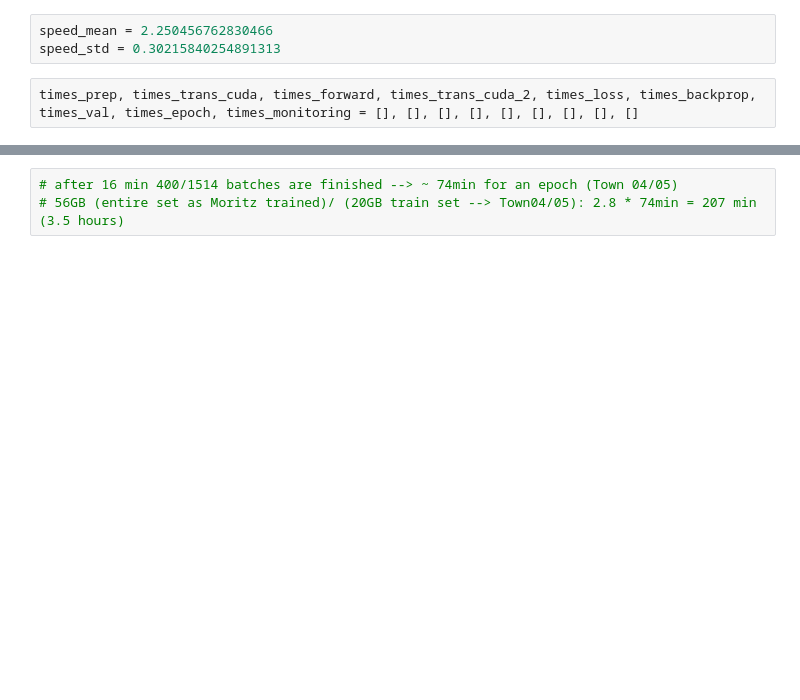
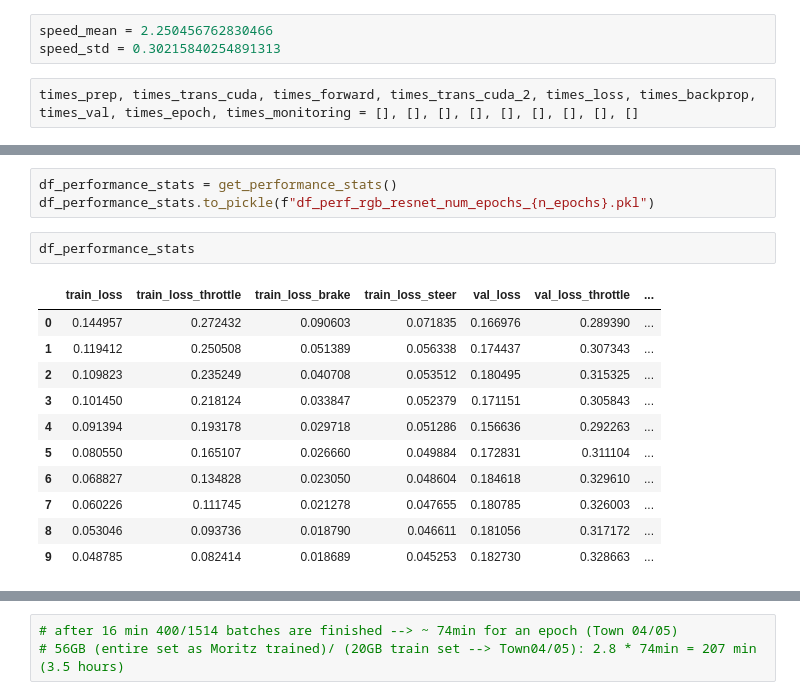
Before and after one commit to moritzwassmer/APPRAS_e2e_imitation, a Jupyter notebook: models/resnet_baseline/resnet_apple_silicon.ipynb, the cells around one changed output, grey strips where cells are left out. Saved outputs shown, nothing was run; the diff lists cells and outputs as text; blank space fills up the shorter version.

```diff
--- a/models/resnet_baseline/resnet_apple_silicon.ipynb
+++ b/models/resnet_baseline/resnet_apple_silicon.ipynb
@@ -380,0 +440,17 @@ df_speed_stats
+# %%
+df_performance_stats = get_performance_stats()
+df_performance_stats.to_pickle(f"df_perf_rgb_resnet_num_epochs_{n_epochs}.pkl")
+# %%
+df_performance_stats
+# %% [output]
+|  | train_loss | train_loss_throttle | train_loss_brake | train_loss_steer | val_loss | val_loss_throttle | ... |
+| 0 | 0.144957 | 0.272432 | 0.090603 | 0.071835 | 0.166976 | 0.289390 | ... |
+| 1 | 0.119412 | 0.250508 | 0.051389 | 0.056338 | 0.174437 | 0.307343 | ... |
+| 2 | 0.109823 | 0.235249 | 0.040708 | 0.053512 | 0.180495 | 0.315325 | ... |
+| 3 | 0.101450 | 0.218124 | 0.033847 | 0.052379 | 0.171151 | 0.305843 | ... |
+| 4 | 0.091394 | 0.193178 | 0.029718 | 0.051286 | 0.156636 | 0.292263 | ... |
+| 5 | 0.080550 | 0.165107 | 0.026660 | 0.049884 | 0.172831 | 0.311104 | ... |
+| 6 | 0.068827 | 0.134828 | 0.023050 | 0.048604 | 0.184618 | 0.329610 | ... |
+| 7 | 0.060226 | 0.111745 | 0.021278 | 0.047655 | 0.180785 | 0.326003 | ... |
+| 8 | 0.053046 | 0.093736 | 0.018790 | 0.046611 | 0.181056 | 0.317172 | ... |
+| 9 | 0.048785 | 0.082414 | 0.018689 | 0.045253 | 0.182730 | 0.328663 | ... |
```
Also changed, not shown: parts of 19 cells of this notebook, 5 other files.
